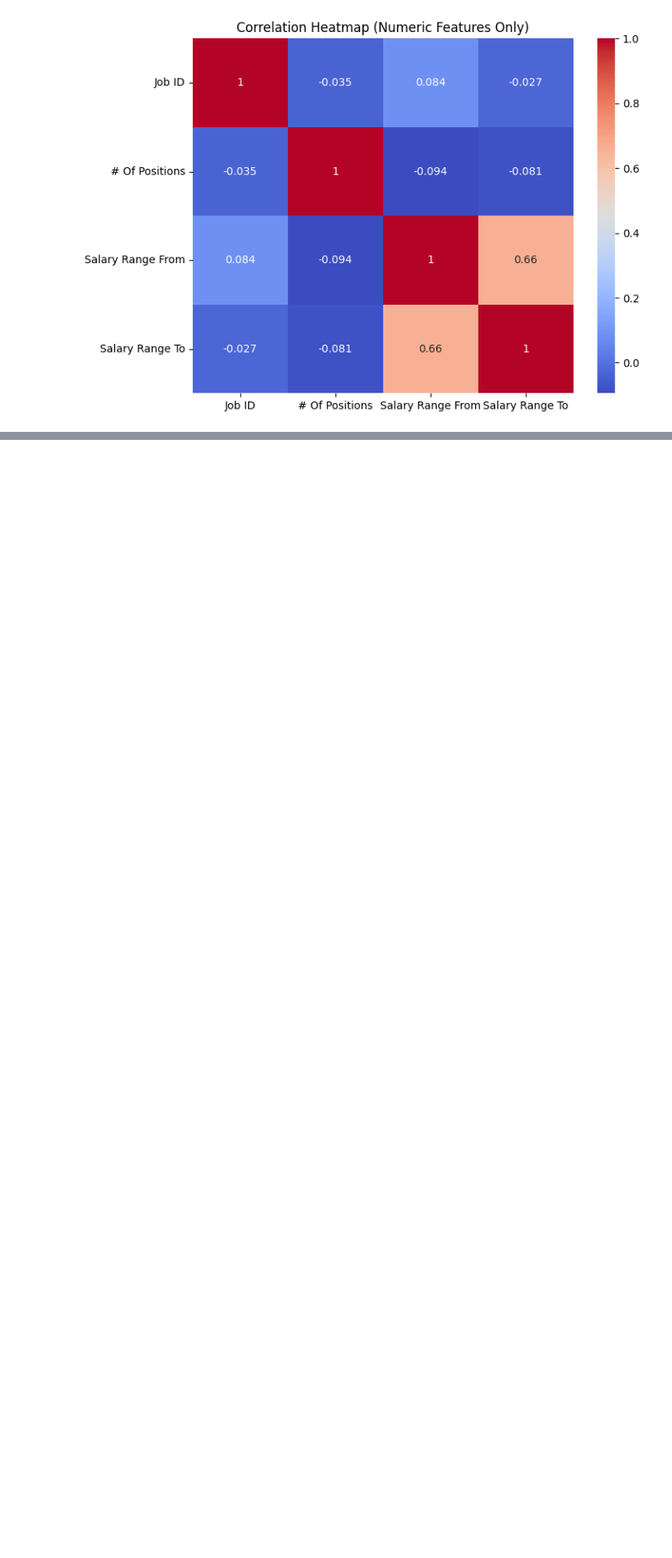
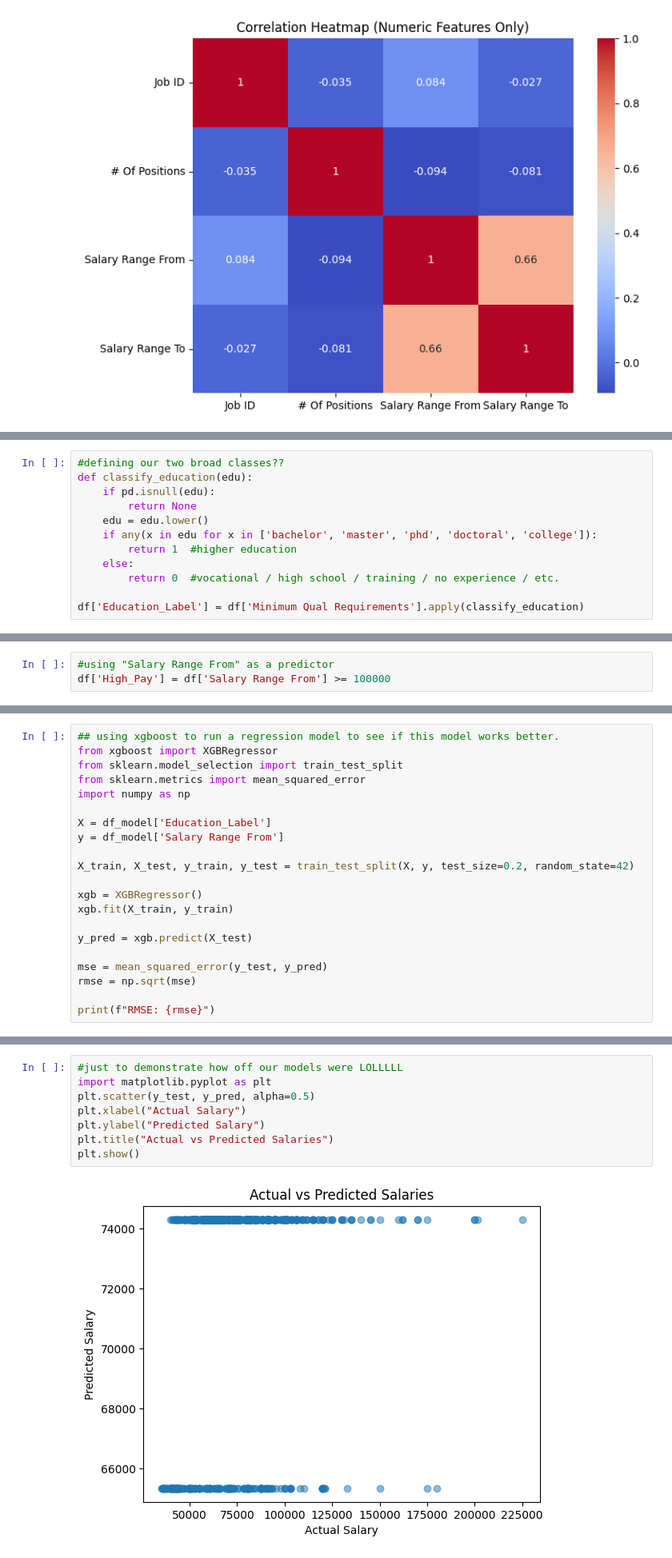
Before and after one commit to nvang15/DTSC_Project, a Jupyter notebook: CODE FOR PROJECT.ipynb, the cells around one changed output, grey strips where cells are left out. Shown: that part at 80% size. Drawn from its saved outputs; the diff is of its cells as text; blank space fills up the shorter version.

```diff
--- a/CODE FOR PROJECT.ipynb
+++ b/CODE FOR PROJECT.ipynb
@@ -61,0 +68,12 @@ plt.show()
+# %%
+#defining our two broad classes??
+def classify_education(edu):
+    if pd.isnull(edu):
+        return None
+    edu = edu.lower()
+    if any(x in edu for x in ['bachelor', 'master', 'phd', 'doctoral', 'college']):
+        return 1  #higher education
+    else:
+        return 0  #vocational / high school / training / no experience / etc.
+
+df['Education_Label'] = df['Minimum Qual Requirements'].apply(classify_education)
@@ -61,0 +87,3 @@ plt.show()
+# %%
+#using "Salary Range From" as a predictor
+df['High_Pay'] = df['Salary Range From'] >= 100000
@@ -61,0 +126,21 @@ plt.show()
+# %%
+## using xgboost to run a regression model to see if this model works better.
+from xgboost import XGBRegressor
+from sklearn.model_selection import train_test_split
+from sklearn.metrics import mean_squared_error
+import numpy as np
+
+X = df_model['Education_Label']
+y = df_model['Salary Range From']
+
+X_train, X_test, y_train, y_test = train_test_split(X, y, test_size=0.2, random_state=42)
+
+xgb = XGBRegressor()
+xgb.fit(X_train, y_train)
+
+y_pred = xgb.predict(X_test)
+
+mse = mean_squared_error(y_test, y_pred)
+rmse = np.sqrt(mse)
+
+print(f"RMSE: {rmse}")
@@ -61,0 +152,10 @@ plt.show()
+# %%
+#just to demonstrate how off our models were LOLLLLL
+import matplotlib.pyplot as plt
+plt.scatter(y_test, y_pred, alpha=0.5)
+plt.xlabel("Actual Salary")
+plt.ylabel("Predicted Salary")
+plt.title("Actual vs Predicted Salaries")
+plt.show()
+# %% [output]
+[figure, added]
```
Also changed, not shown: parts of 8 cells of this notebook, 1 other file.
